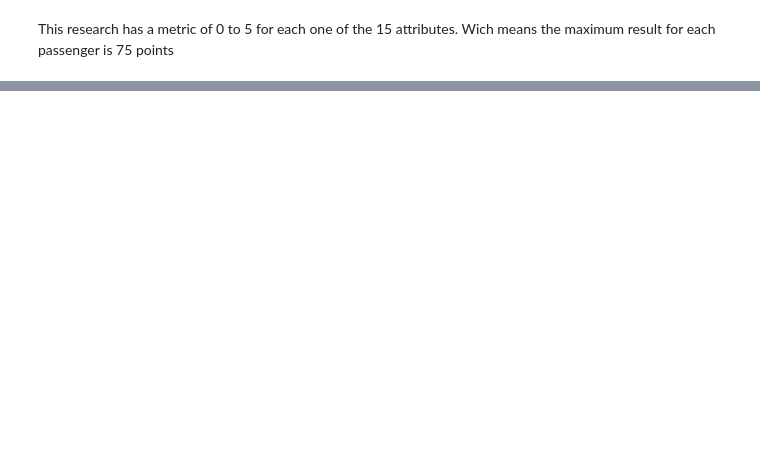
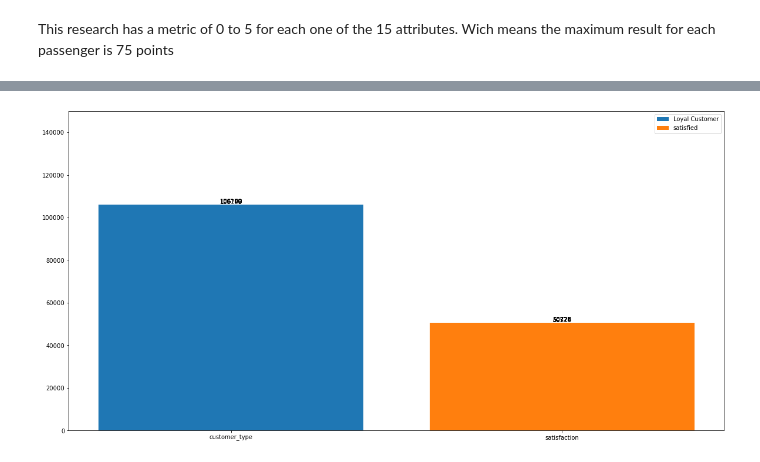
Before and after one commit to ViniciusHolanda001/AirlinePassengersSatisfaction, a Jupyter notebook: src/main.ipynb, the cells around one changed output, grey strips where cells are left out. Cells and saved outputs as stored; diff of their text form; code cells hidden in the pictures; blank space fills up the shorter version.

```diff
--- a/src/main.ipynb
+++ b/src/main.ipynb
@@ -296,19 +466,21 @@ df_exploratory.groupby(['gender', 'customer_type', 'class'])['satisfaction'].val
 # %%
-fig, ax = plt.subplots()
+fig, ax = plt.subplots(figsize = (20, 10))
 
 X = df_exploratory[df_exploratory['customer_type'] == 'Loyal Customer'].count()
 y = df_exploratory[(df_exploratory['customer_type'] == 'Loyal Customer') &
     (df_exploratory['satisfaction'] == 'satisfied')].count()
 
 customer = ax.bar('customer_type', X, label='Loyal Customer')
 satisfaction = ax.bar('satisfaction', y, label='satisfied')
 
 ax.bar_label(customer, label_type='edge')
 ax.bar_label(satisfaction, label_type='edge')
 
 plt.ylim(0, 150000)
 plt.legend()
 
 plt.show()
+# %% [output]
+[figure, added]
 # %%
 df_exploratory.describe()
```
Also changed, not shown: parts of 33 cells of this notebook.
